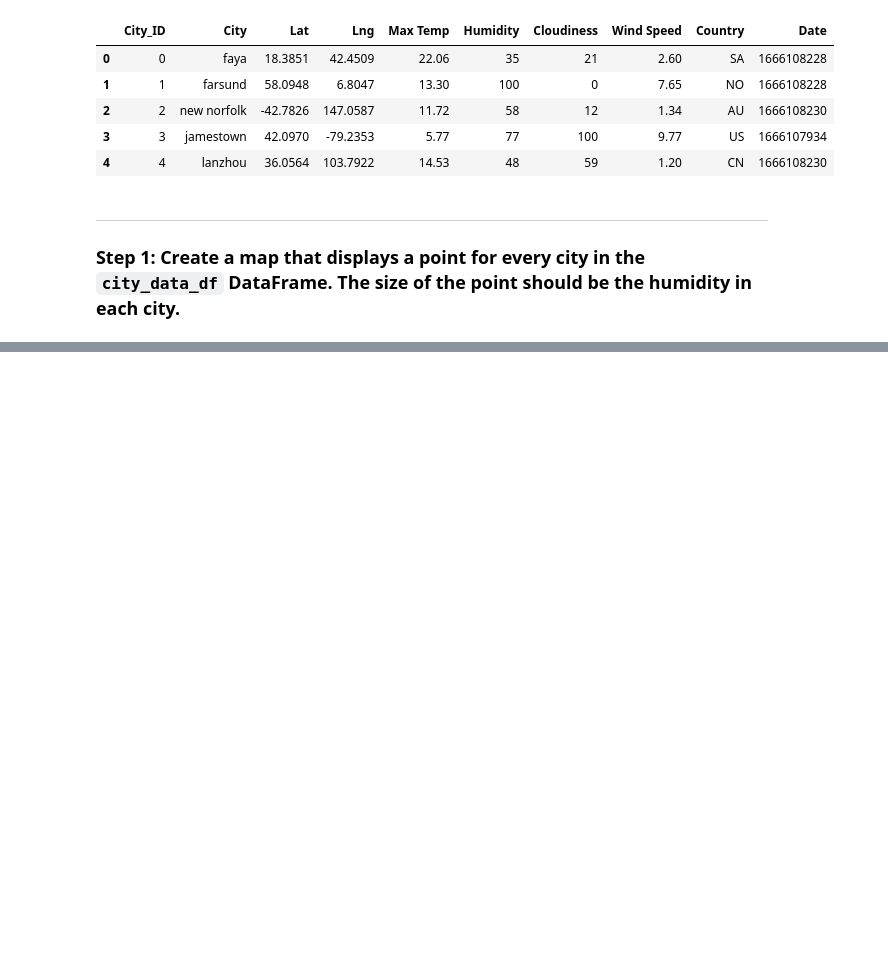
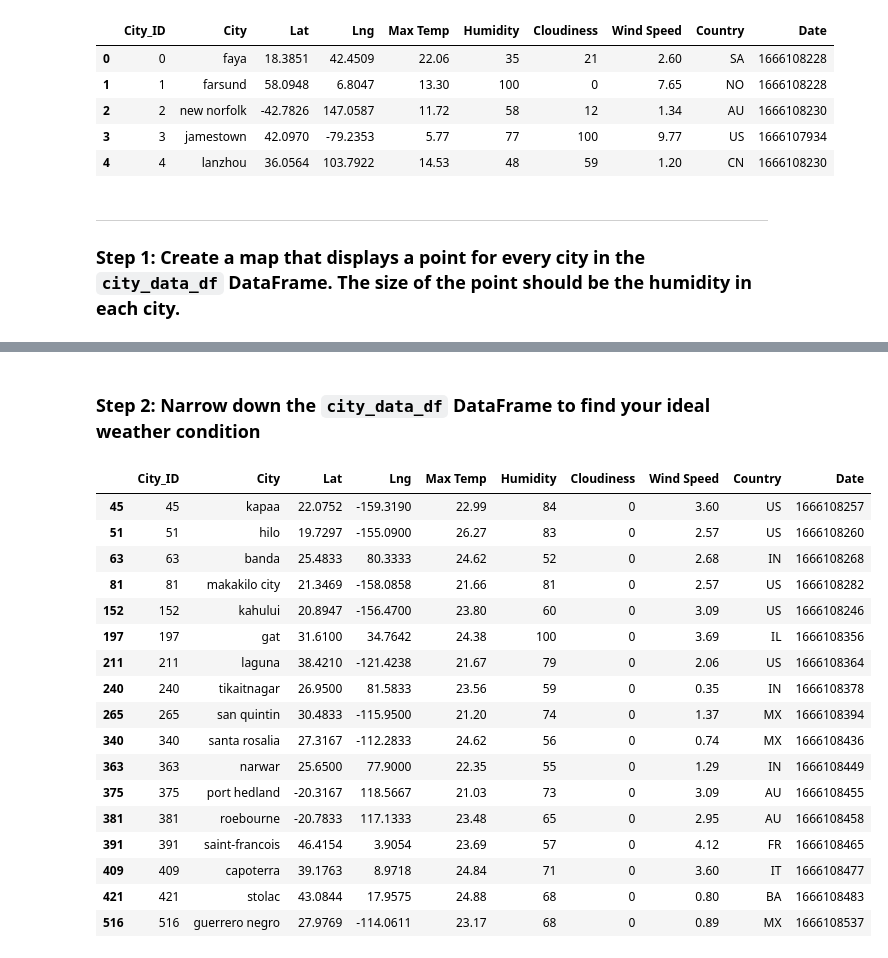
Before and after one commit to baronsgit/python-api-challenge, a Jupyter notebook: WeatherPy/VacationPy.ipynb, the cells around one changed output, grey strips where cells are left out. Saved outputs shown, nothing was run; the diff lists cells and outputs as text; code cells hidden in the pictures; blank space fills up the shorter version.

```diff
--- a/WeatherPy/VacationPy.ipynb
+++ b/WeatherPy/VacationPy.ipynb
@@ -56,0 +61,27 @@ humidity_map
+# %% [markdown]
+### Step 2: Narrow down the `city_data_df` DataFrame to find your ideal weather condition
+# %%
+# Narrow down cities that fit criteria and drop any results with null values
+narrow_city_df = city_data_df.loc[(city_data_df["Max Temp"] < 27) & (city_data_df["Max Temp"] > 21) &
+                                  (city_data_df["Wind Speed"] < 4.5) & (city_data_df["Cloudiness"] == 0)].dropna()
+
+narrow_city_df
+# %% [output]
+|  | City_ID | City | Lat | Lng | Max Temp | Humidity | Cloudiness | Wind Speed | Country | Date |
+| 45 | 45 | kapaa | 22.0752 | -159.3190 | 22.99 | 84 | 0 | 3.60 | US | 1666108257 |
+| 51 | 51 | hilo | 19.7297 | -155.0900 | 26.27 | 83 | 0 | 2.57 | US | 1666108260 |
+| 63 | 63 | banda | 25.4833 | 80.3333 | 24.62 | 52 | 0 | 2.68 | IN | 1666108268 |
+| 81 | 81 | makakilo city | 21.3469 | -158.0858 | 21.66 | 81 | 0 | 2.57 | US | 1666108282 |
+| 152 | 152 | kahului | 20.8947 | -156.4700 | 23.80 | 60 | 0 | 3.09 | US | 1666108246 |
+| 197 | 197 | gat | 31.6100 | 34.7642 | 24.38 | 100 | 0 | 3.69 | IL | 1666108356 |
+| 211 | 211 | laguna | 38.4210 | -121.4238 | 21.67 | 79 | 0 | 2.06 | US | 1666108364 |
+| 240 | 240 | tikaitnagar | 26.9500 | 81.5833 | 23.56 | 59 | 0 | 0.35 | IN | 1666108378 |
+| 265 | 265 | san quintin | 30.4833 | -115.9500 | 21.20 | 74 | 0 | 1.37 | MX | 1666108394 |
+| 340 | 340 | santa rosalia | 27.3167 | -112.2833 | 24.62 | 56 | 0 | 0.74 | MX | 1666108436 |
+| 363 | 363 | narwar | 25.6500 | 77.9000 | 22.35 | 55 | 0 | 1.29 | IN | 1666108449 |
+| 375 | 375 | port hedland | -20.3167 | 118.5667 | 21.03 | 73 | 0 | 3.09 | AU | 1666108455 |
+| 381 | 381 | roebourne | -20.7833 | 117.1333 | 23.48 | 65 | 0 | 2.95 | AU | 1666108458 |
+| 391 | 391 | saint-francois | 46.4154 | 3.9054 | 23.69 | 57 | 0 | 4.12 | FR | 1666108465 |
+| 409 | 409 | capoterra | 39.1763 | 8.9718 | 24.84 | 71 | 0 | 3.60 | IT | 1666108477 |
+| 421 | 421 | stolac | 43.0844 | 17.9575 | 24.88 | 68 | 0 | 0.80 | BA | 1666108483 |
+| 516 | 516 | guerrero negro | 27.9769 | -114.0611 | 23.17 | 68 | 0 | 0.89 | MX | 1666108537 |
```
Also changed, not shown: parts of 8 cells of this notebook, 1 other file.
